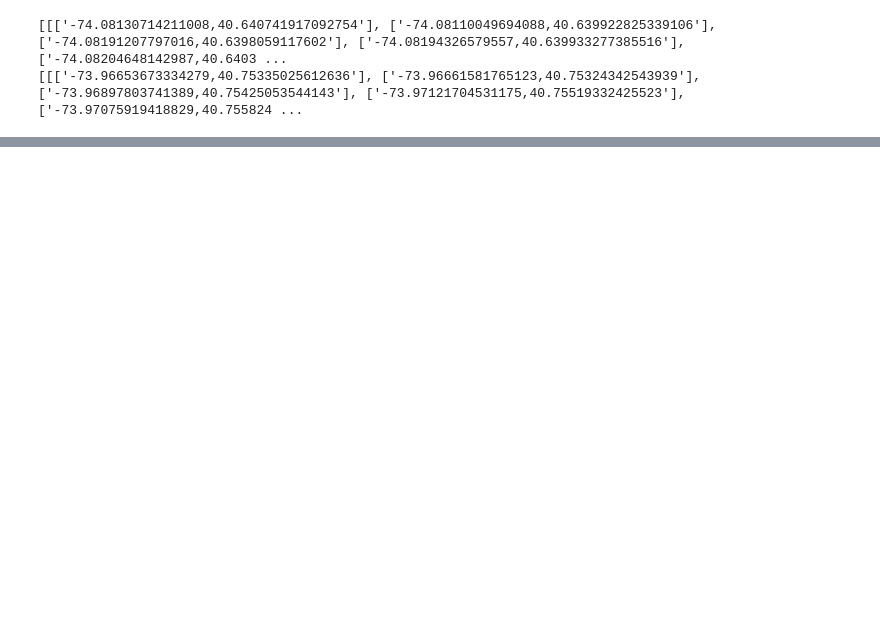
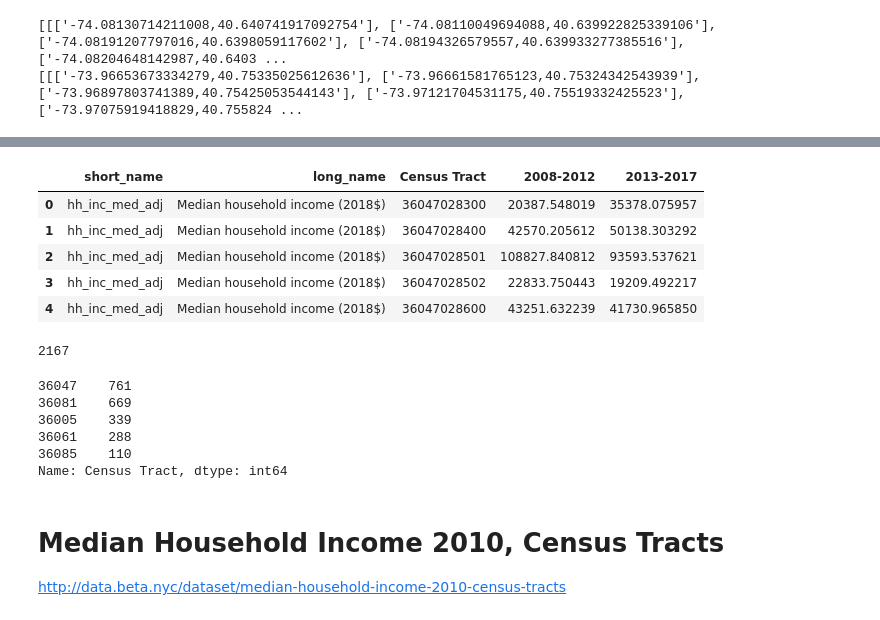
Before and after one commit to SergeiMerson/IBM-Sertificate, a Jupyter notebook: Capstone Project - Data collection and processing.ipynb, the cells around one changed output, grey strips where cells are left out. Cells and saved outputs as stored; diff of their text form; code cells hidden in the pictures; blank space fills up the shorter version.

```diff
--- a/Capstone Project - Data collection and processing.ipynb
+++ b/Capstone Project - Data collection and processing.ipynb
@@ -147,0 +172,11 @@ def create_geofeatures():
+# %%
+NYC_median_income = pd.read_csv('data/censustract-medianhouseholdincome2018.csv')
+# %%
+NYC_median_income.head()
+# %% [output]
+|  | short_name | long_name | Census Tract | 2008-2012 | 2013-2017 |
+| 0 | hh_inc_med_adj | Median household income (2018$) | 36047028300 | 20387.548019 | 35378.075957 |
+| 1 | hh_inc_med_adj | Median household income (2018$) | 36047028400 | 42570.205612 | 50138.303292 |
+| 2 | hh_inc_med_adj | Median household income (2018$) | 36047028501 | 108827.840812 | 93593.537621 |
+| 3 | hh_inc_med_adj | Median household income (2018$) | 36047028502 | 22833.750443 | 19209.492217 |
+| 4 | hh_inc_med_adj | Median household income (2018$) | 36047028600 | 43251.632239 | 41730.965850 |
@@ -147,0 +187,16 @@ def create_geofeatures():
+# %%
+len(set(NYC_median_income['Census Tract'].astype('str').str[-8:]))
+# %% [output]
+2167
+# %%
+NYC_median_income['Census Tract'].astype('str').str[:5].value_counts()
+# %% [output]
+36047    761
+36081    669
+36005    339
+36061    288
+36085    110
+Name: Census Tract, dtype: int64
+# %% [markdown]
+# Median Household Income 2010, Census Tracts
+http://data.beta.nyc/dataset/median-household-income-2010-census-tracts
```
Also changed, not shown: parts of 8 cells of this notebook, 5 other files.
